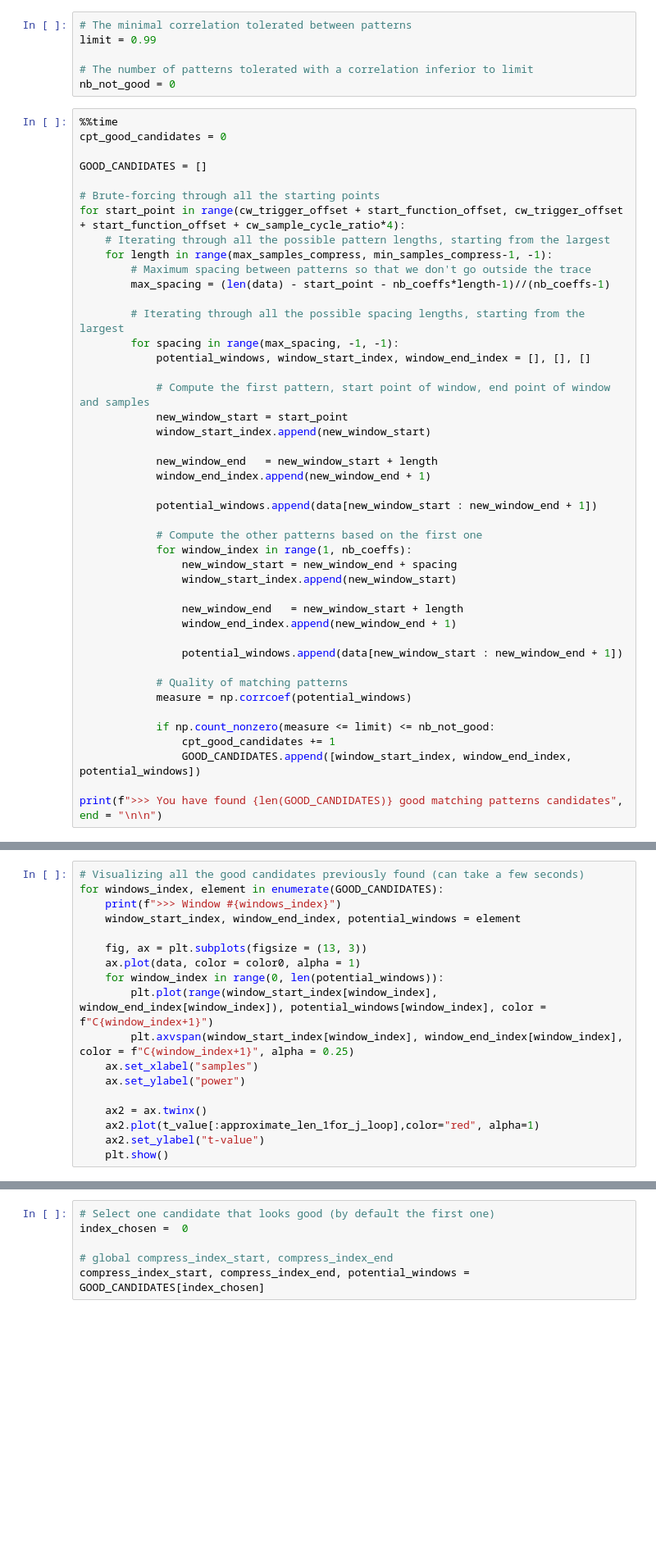
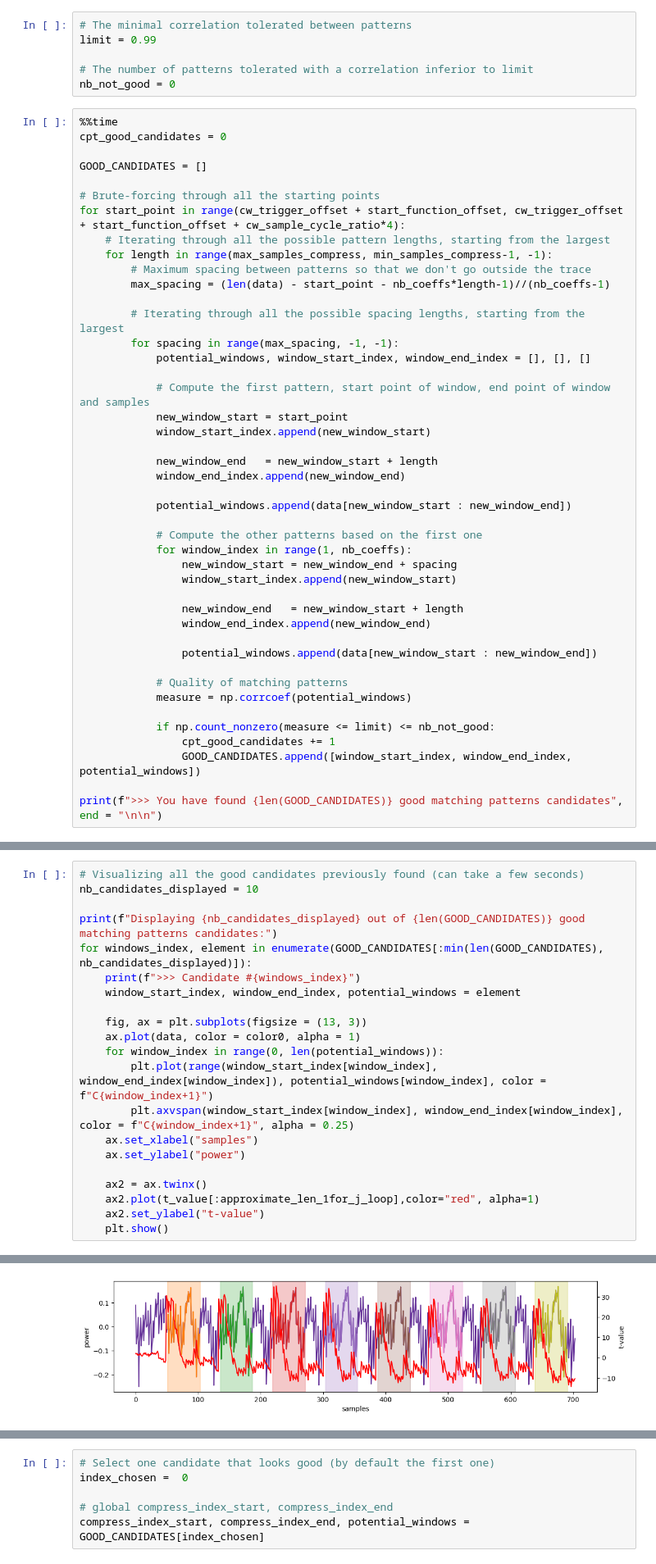
Before and after one commit to anders1901/kyber_polytomsg, a Jupyter notebook: Attack_with_CW/kyber_polytomsg_leakage_detection_shuffling.ipynb, the cells around one changed output, grey strips where cells are left out. Shown at 82% size. Saved outputs shown, nothing was run; the diff lists cells and outputs as text; blank space fills up the shorter version.

```diff
--- a/Attack_with_CW/kyber_polytomsg_leakage_detection_shuffling.ipynb
+++ b/Attack_with_CW/kyber_polytomsg_leakage_detection_shuffling.ipynb
@@ -407,9 +516,9 @@ for start_point in range(cw_trigger_offset + start_function_offset, cw_trigger_o
             window_start_index.append(new_window_start)
 
             new_window_end   = new_window_start + length
-            window_end_index.append(new_window_end + 1)
+            window_end_index.append(new_window_end)
 
-            potential_windows.append(data[new_window_start : new_window_end + 1])
+            potential_windows.append(data[new_window_start : new_window_end])
 
             # Compute the other patterns based on the first one
             for window_index in range(1, nb_coeffs):
@@ -417,9 +526,9 @@ for start_point in range(cw_trigger_offset + start_function_offset, cw_trigger_o
                 window_start_index.append(new_window_start)
 
                 new_window_end   = new_window_start + length
-                window_end_index.append(new_window_end + 1)
+                window_end_index.append(new_window_end)
 
-                potential_windows.append(data[new_window_start : new_window_end + 1])
+                potential_windows.append(data[new_window_start : new_window_end])
 
             # Quality of matching patterns
             measure = np.corrcoef(potential_windows)
@@ -432,7 +546,10 @@ print(f">>> You have found {len(GOOD_CANDIDATES)} good matching patterns candida
 # %%
 # Visualizing all the good candidates previously found (can take a few seconds)
-for windows_index, element in enumerate(GOOD_CANDIDATES):
-    print(f">>> Window #{windows_index}")
+nb_candidates_displayed = 10
+
+print(f"Displaying {nb_candidates_displayed} out of {len(GOOD_CANDIDATES)} good matching patterns candidates:")
+for windows_index, element in enumerate(GOOD_CANDIDATES[:min(len(GOOD_CANDIDATES), nb_candidates_displayed)]):
+    print(f">>> Candidate #{windows_index}")
     window_start_index, window_end_index, potential_windows = element
 
     fig, ax = plt.subplots(figsize = (13, 3))
@@ -447,3 +564,4 @@ for windows_index, element in enumerate(GOOD_CANDIDATES):
     ax2.plot(t_value[:approximate_len_1for_j_loop],color="red", alpha=1)
     ax2.set_ylabel("t-value")
     plt.show()
+# %% [output]
@@ -449,0 +570 @@ for windows_index, element in enumerate(GOOD_CANDIDATES):
+[figure, added]
```
Also changed, not shown: parts of 30 cells of this notebook.
